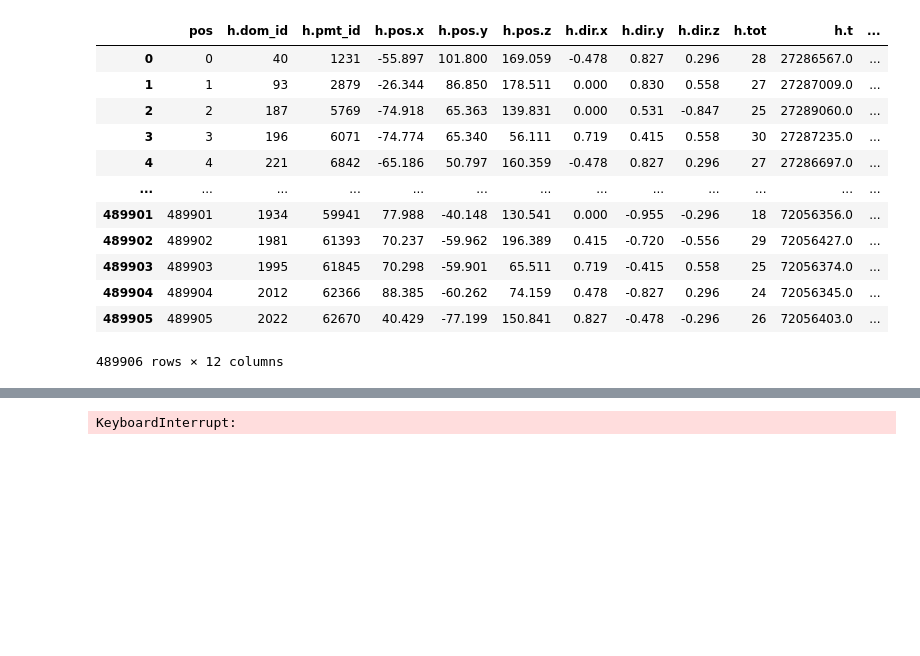
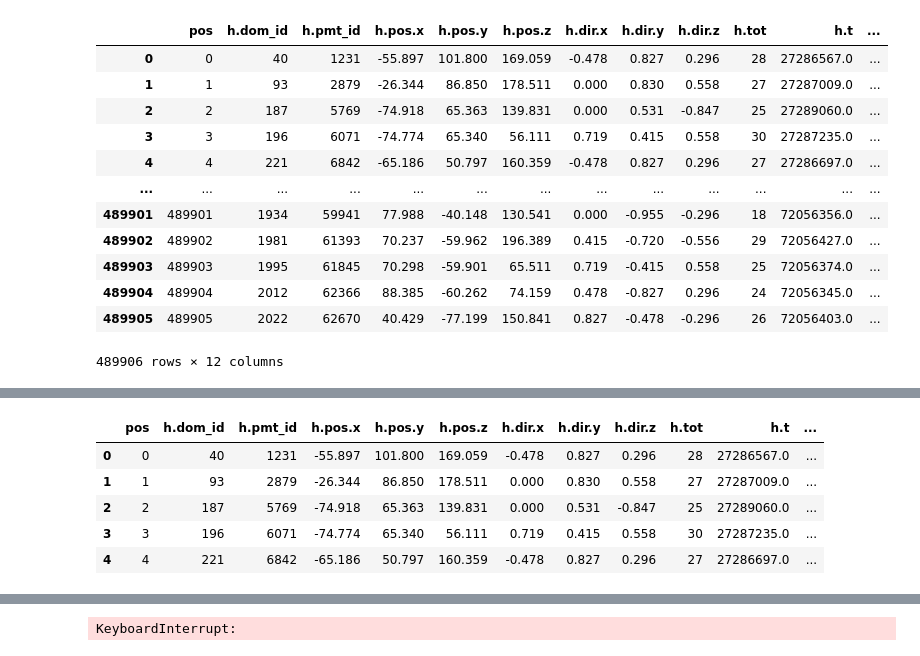
Before and after one commit to shrutirao94/km3net-neutrino-detection, a Jupyter notebook: notebooks/energy_inference/energy_addition.ipynb, the cells around one changed output, grey strips where cells are left out. Saved outputs shown, nothing was run; the diff lists cells and outputs as text; code cells hidden in the pictures; blank space fills up the shorter version.

```diff
--- a/notebooks/energy_inference/energy_addition.ipynb
+++ b/notebooks/energy_inference/energy_addition.ipynb
@@ -71,0 +120,2 @@ event_hits
+# %%
+event_hits['energy'] = event_hits.loc[event_hits['pos'].isin(range(0,5)), ]
@@ -71,0 +147,11 @@ event_hits
+# %%
+df = pd.DataFrame()
+
+for idx, row in event_info.iterrows():
+#     print("{0} \n  {1}".format(idx, row))
+    slice = event_hits.iloc[row['nu.hits.start']: row['nu.hits.end']]
+#     print(slice)
+    slice['energy'] = row['nu_E']
+    print(slice)
+    df = pd.concat([df, slice])
+    break
@@ -71,0 +177,9 @@ event_hits
+# %%
+df
+# %% [output]
+|  | pos | h.dom_id | h.pmt_id | h.pos.x | h.pos.y | h.pos.z | h.dir.x | h.dir.y | h.dir.z | h.tot | h.t | ... |
+| 0 | 0 | 40 | 1231 | -55.897 | 101.800 | 169.059 | -0.478 | 0.827 | 0.296 | 28 | 27286567.0 | ... |
+| 1 | 1 | 93 | 2879 | -26.344 | 86.850 | 178.511 | 0.000 | 0.830 | 0.558 | 27 | 27287009.0 | ... |
+| 2 | 2 | 187 | 5769 | -74.918 | 65.363 | 139.831 | 0.000 | 0.531 | -0.847 | 25 | 27289060.0 | ... |
+| 3 | 3 | 196 | 6071 | -74.774 | 65.340 | 56.111 | 0.719 | 0.415 | 0.558 | 30 | 27287235.0 | ... |
+| 4 | 4 | 221 | 6842 | -65.186 | 50.797 | 160.359 | -0.478 | 0.827 | 0.296 | 27 | 27286697.0 | ... |
```
Also changed, not shown: parts of 9 cells of this notebook.
